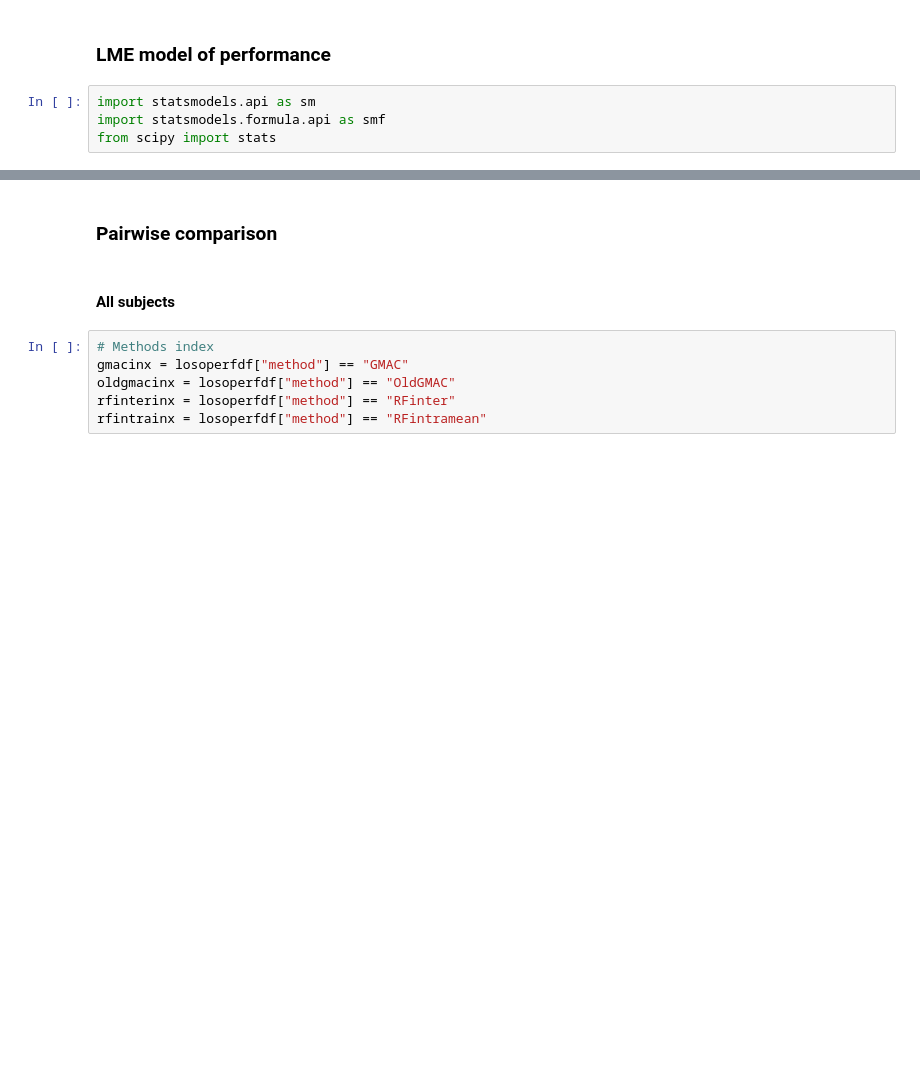
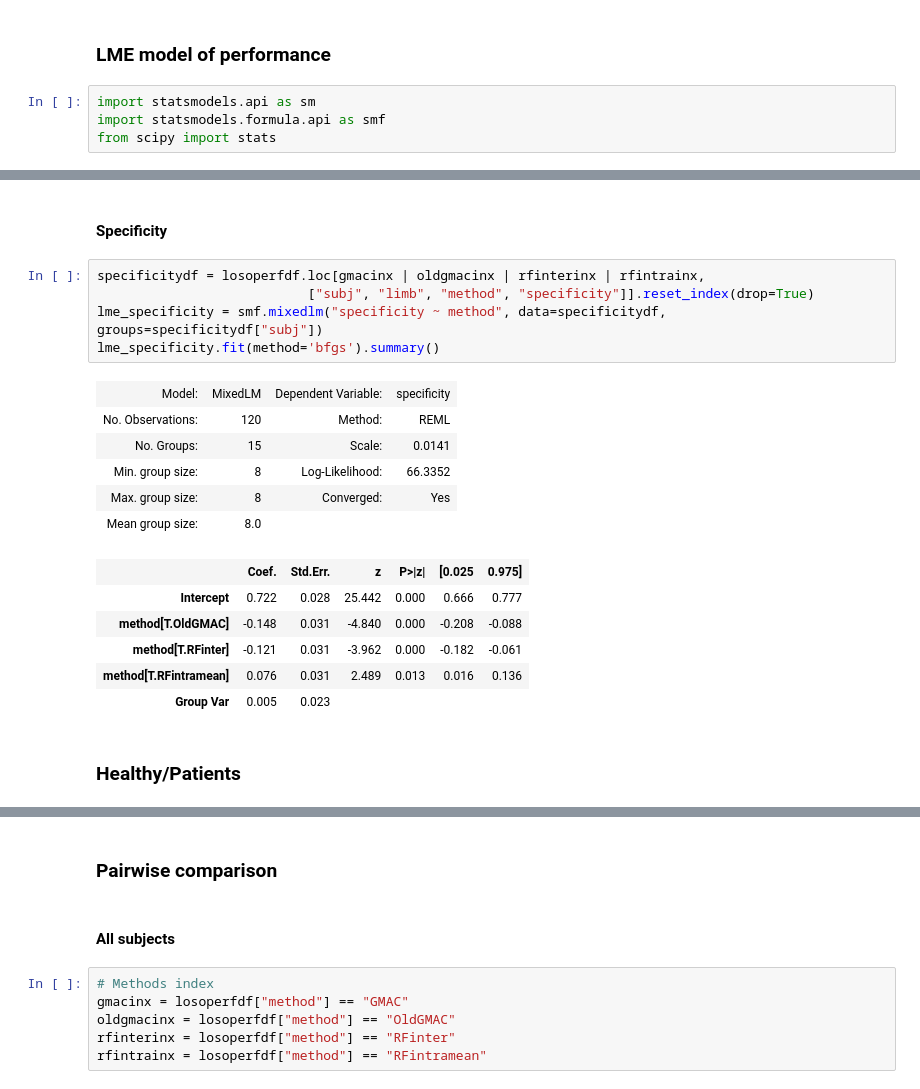
Before and after one commit to siva82kb/gmac, a Jupyter notebook: notebooks/06-paper_plots_R1_limbwise.ipynb, the cells around one changed output, grey strips where cells are left out. Cells and saved outputs as stored; diff of their text form; blank space fills up the shorter version.

```diff
--- a/notebooks/06-paper_plots_R1_limbwise.ipynb
+++ b/notebooks/06-paper_plots_R1_limbwise.ipynb
@@ -1061,0 +1164,22 @@ from scipy import stats
+# %% [markdown]
+#### Specificity
+# %%
+specificitydf = losoperfdf.loc[gmacinx | oldgmacinx | rfinterinx | rfintrainx,
+                           ["subj", "limb", "method", "specificity"]].reset_index(drop=True)
+lme_specificity = smf.mixedlm("specificity ~ method", data=specificitydf, groups=specificitydf["subj"])
+lme_specificity.fit(method='bfgs').summary()
+# %% [output]
+| Model: | MixedLM | Dependent Variable: | specificity |
+| No. Observations: | 120 | Method: | REML |
+| No. Groups: | 15 | Scale: | 0.0141 |
+| Min. group size: | 8 | Log-Likelihood: | 66.3352 |
+| Max. group size: | 8 | Converged: | Yes |
+| Mean group size: | 8.0 |  |  |
+|  | Coef. | Std.Err. | z | P>|z| | [0.025 | 0.975] |
+| Intercept | 0.722 | 0.028 | 25.442 | 0.000 | 0.666 | 0.777 |
+| method[T.OldGMAC] | -0.148 | 0.031 | -4.840 | 0.000 | -0.208 | -0.088 |
+| method[T.RFinter] | -0.121 | 0.031 | -3.962 | 0.000 | -0.182 | -0.061 |
+| method[T.RFintramean] | 0.076 | 0.031 | 2.489 | 0.013 | 0.016 | 0.136 |
+| Group Var | 0.005 | 0.023 |  |  |  |  |
+# %% [markdown]
+### Healthy/Patients
```
Also changed, not shown: parts of 29 cells of this notebook, 2 other files.
